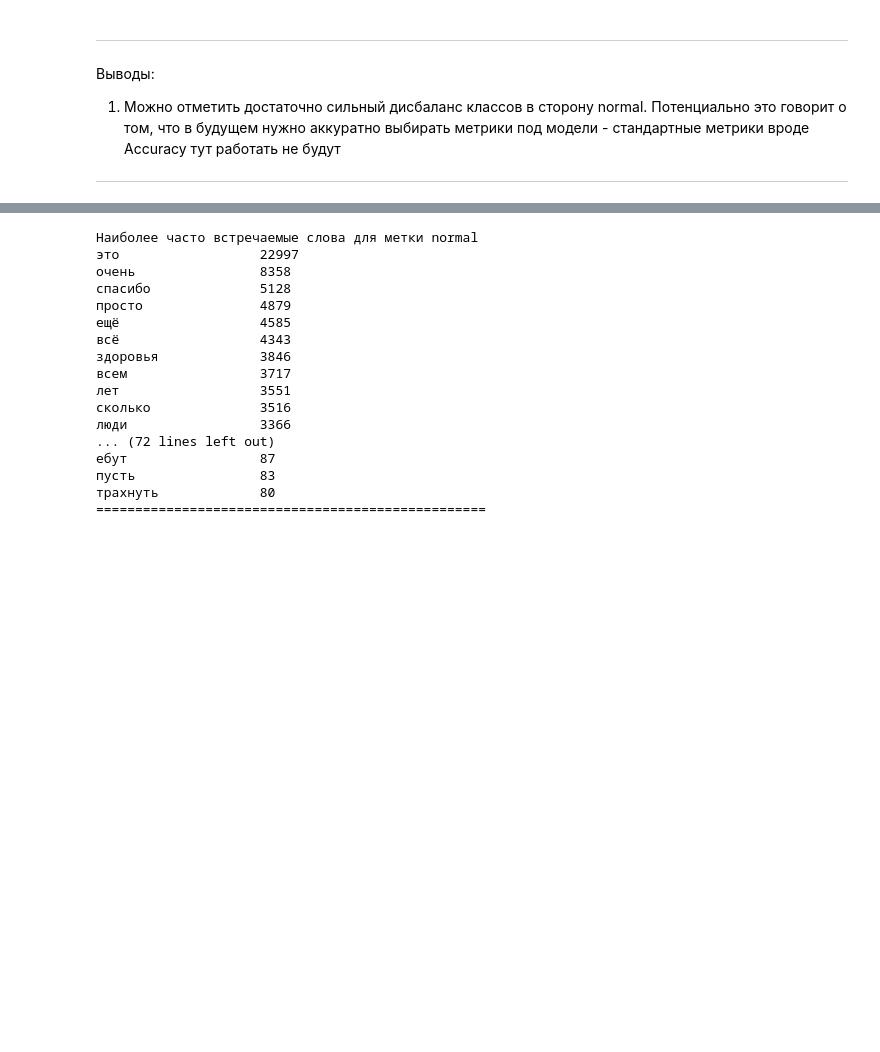
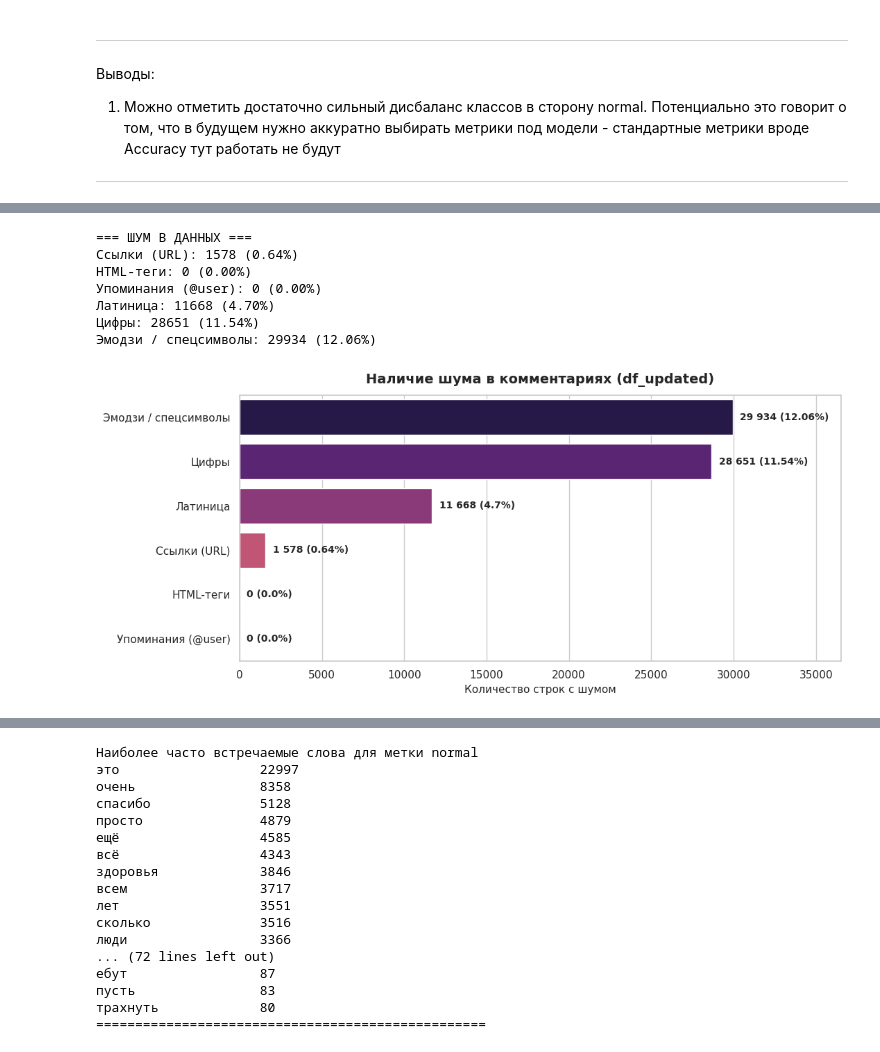
Before and after one commit to AI26-messages-tone-project/project, a Jupyter notebook: eda_analysis/eda_analysis.ipynb, the cells around one changed output, grey strips where cells are left out. Saved outputs shown, nothing was run; the diff lists cells and outputs as text; code cells hidden in the pictures; blank space fills up the shorter version.

```diff
--- a/eda_analysis/eda_analysis.ipynb
+++ b/eda_analysis/eda_analysis.ipynb
@@ -286,3 +455,67 @@ print(f"Минимальное количество символов в сооб
+# %%
+# Шум в данных
+
+print("\n=== ШУМ В ДАННЫХ ===")
+text_col = df_updated['text'].fillna('').astype(str)
+total_rows = len(df_updated)
+
+noise_stats = {
+    'Ссылки (URL)': text_col.str.contains(r'http\S+|www\.\S+', regex=True).sum(),
+    'HTML-теги': text_col.str.contains(r'<[^>]+>', regex=True).sum(),
+    'Упоминания (@user)': text_col.str.contains(r'@\w+', regex=True).sum(),
+    'Латиница': text_col.str.contains(r'[a-zA-Z]', regex=True).sum(),
+    'Цифры': text_col.str.contains(r'\d', regex=True).sum(),
+    'Эмодзи / спецсимволы': text_col.str.contains(r'[^\w\s.,!?;:\-—()"\'«»]', regex=True).sum()
+}
+
+for name, count in noise_stats.items():
+    pct = (count / len(df)) * 100
+    print(f"{name}: {count} ({pct:.2f}%)")
+
+sorted_items = sorted(noise_stats.items(), key=lambda x: x[1], reverse=True)
+noise_names, noise_counts = zip(*sorted_items)
+
+sns.set_theme(style="whitegrid")
+fig, ax = plt.subplots(figsize=(11, 5))
+
+sns.barplot(
+    x=list(noise_counts),
+    y=list(noise_names),
+    ax=ax,
+    palette='magma',
+    hue=list(noise_names),
+    legend=False
+)
+
+max_val = max(noise_counts)
+for i, count in enumerate(noise_counts):
+    pct = round((count / total_rows) * 100, 2)
+    ax.text(
+        count + max_val * 0.015,
+        i,
+        f"{count:,} ({pct}%)".replace(',', ' '),
+        va='center',
+        fontsize=10,
+        fontweight='bold'
+    )
+
+ax.set_title('Наличие шума в комментариях (df_updated)', fontsize=14, fontweight='bold', pad=12)
+ax.set_xlabel('Количество строк с шумом', fontsize=11)
+ax.set_ylabel('')
+ax.set_xlim(0, max_val * 1.22)
+
+plt.tight_layout()
+plt.savefig('noise_eda.png', dpi=150)
+plt.show()
+# %% [output]
+=== ШУМ В ДАННЫХ ===
+Ссылки (URL): 1578 (0.64%)
+HTML-теги: 0 (0.00%)
+Упоминания (@user): 0 (0.00%)
+Латиница: 11668 (4.70%)
+Цифры: 28651 (11.54%)
+Эмодзи / спецсимволы: 29934 (12.06%)
+[figure, added]
 # %% [markdown]
 _______________________________________________
 Выводы:
```
Also changed, not shown: parts of 13 cells of this notebook, 1 other file.
